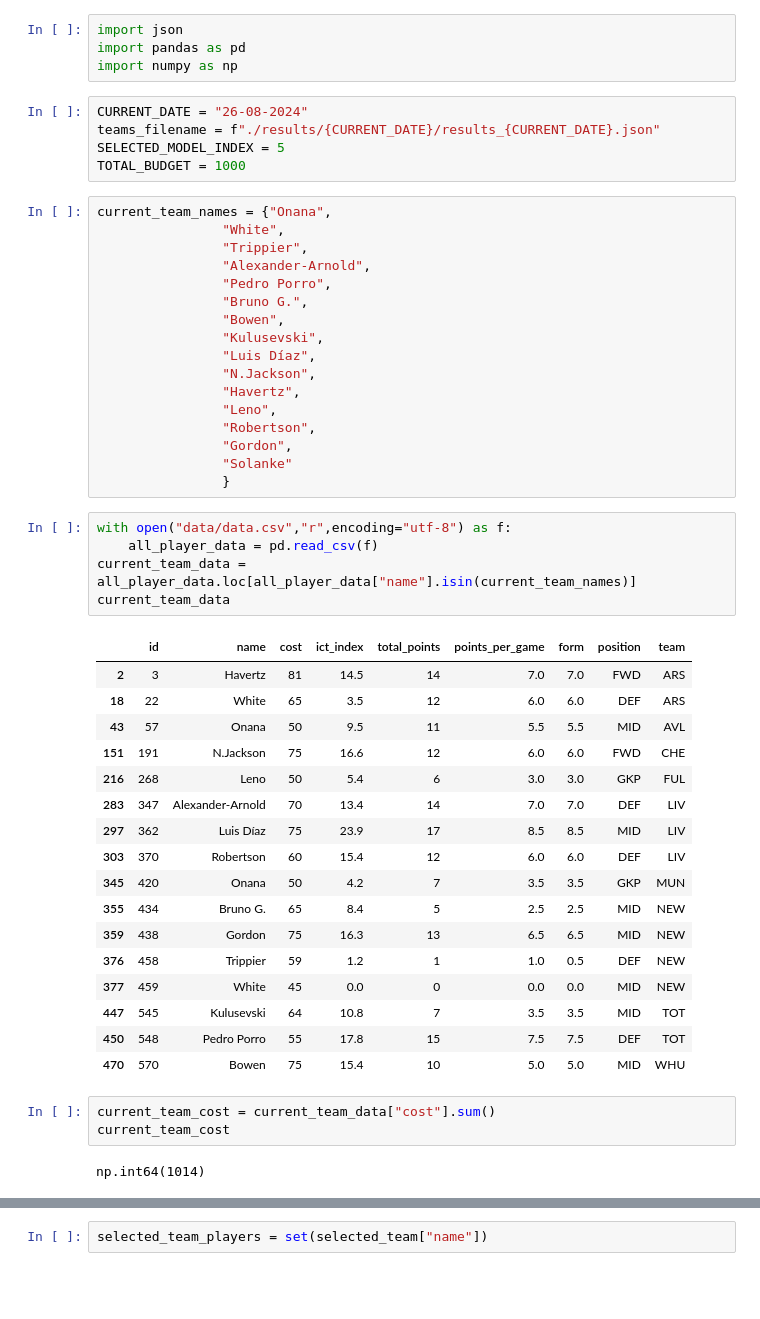
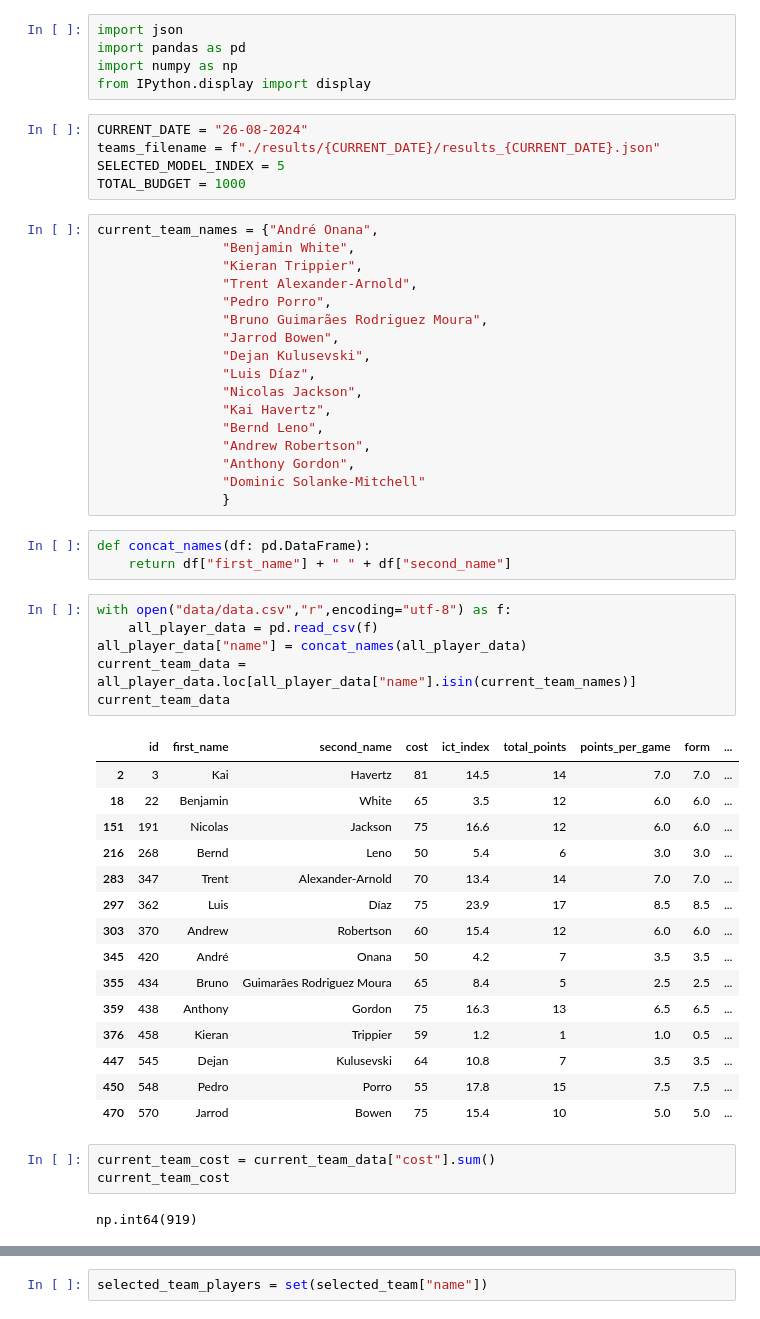
Before and after one commit to Crafty12345/fpl-optimiser, a Jupyter notebook: get_best_transfer.ipynb, the cells around one changed output, grey strips where cells are left out. Cells and saved outputs as stored; diff of their text form; blank space fills up the shorter version.

Commit message:
Slightly improved output in transfer calculation notebook, all programs now use full names instead of just web name

```diff
--- a/get_best_transfer.ipynb
+++ b/get_best_transfer.ipynb
@@ -2,54 +2,57 @@
 import json
 import pandas as pd
 import numpy as np
+from IPython.display import display
 # %%
 CURRENT_DATE = "26-08-2024"
 teams_filename = f"./results/{CURRENT_DATE}/results_{CURRENT_DATE}.json"
 SELECTED_MODEL_INDEX = 5
 TOTAL_BUDGET = 1000
 # %%
-current_team_names = {"Onana",
-                "White",
-                "Trippier",
-                "Alexander-Arnold",
+current_team_names = {"André Onana",
+                "Benjamin White",
+                "Kieran Trippier",
+                "Trent Alexander-Arnold",
                 "Pedro Porro",
-                "Bruno G.",
-                "Bowen",
-                "Kulusevski",
+                "Bruno Guimarães Rodriguez Moura",
+                "Jarrod Bowen",
+                "Dejan Kulusevski",
                 "Luis Díaz",
-                "N.Jackson",
-                "Havertz",
-                "Leno",
-                "Robertson",
-                "Gordon",
-                "Solanke"
+                "Nicolas Jackson",
+                "Kai Havertz",
+                "Bernd Leno",
+                "Andrew Robertson",
+                "Anthony Gordon",
+                "Dominic Solanke-Mitchell"
                 }
+# %%
+def concat_names(df: pd.DataFrame):
+    return df["first_name"] + " " + df["second_name"]
 # %%
 with open("data/data.csv","r",encoding="utf-8") as f:
     all_player_data = pd.read_csv(f)
+all_player_data["name"] = concat_names(all_player_data)
 current_team_data = all_player_data.loc[all_player_data["name"].isin(current_team_names)]
 current_team_data
 # %% [output]
-|  | id | name | cost | ict_index | total_points | points_per_game | form | position | team |
-| 2 | 3 | Havertz | 81 | 14.5 | 14 | 7.0 | 7.0 | FWD | ARS |
-| 18 | 22 | White | 65 | 3.5 | 12 | 6.0 | 6.0 | DEF | ARS |
-| 43 | 57 | Onana | 50 | 9.5 | 11 | 5.5 | 5.5 | MID | AVL |
-| 151 | 191 | N.Jackson | 75 | 16.6 | 12 | 6.0 | 6.0 | FWD | CHE |
-| 216 | 268 | Leno | 50 | 5.4 | 6 | 3.0 | 3.0 | GKP | FUL |
-| 283 | 347 | Alexander-Arnold | 70 | 13.4 | 14 | 7.0 | 7.0 | DEF | LIV |
-| 297 | 362 | Luis Díaz | 75 | 23.9 | 17 | 8.5 | 8.5 | MID | LIV |
-| 303 | 370 | Robertson | 60 | 15.4 | 12 | 6.0 | 6.0 | DEF | LIV |
-| 345 | 420 | Onana | 50 | 4.2 | 7 | 3.5 | 3.5 | GKP | MUN |
-| 355 | 434 | Bruno G. | 65 | 8.4 | 5 | 2.5 | 2.5 | MID | NEW |
-| 359 | 438 | Gordon | 75 | 16.3 | 13 | 6.5 | 6.5 | MID | NEW |
-| 376 | 458 | Trippier | 59 | 1.2 | 1 | 1.0 | 0.5 | DEF | NEW |
-| 377 | 459 | White | 45 | 0.0 | 0 | 0.0 | 0.0 | MID | NEW |
-| 447 | 545 | Kulusevski | 64 | 10.8 | 7 | 3.5 | 3.5 | MID | TOT |
-| 450 | 548 | Pedro Porro | 55 | 17.8 | 15 | 7.5 | 7.5 | DEF | TOT |
-| 470 | 570 | Bowen | 75 | 15.4 | 10 | 5.0 | 5.0 | MID | WHU |
+|  | id | first_name | second_name | cost | ict_index | total_points | points_per_game | form | ... |
+| 2 | 3 | Kai | Havertz | 81 | 14.5 | 14 | 7.0 | 7.0 | ... |
+| 18 | 22 | Benjamin | White | 65 | 3.5 | 12 | 6.0 | 6.0 | ... |
+| 151 | 191 | Nicolas | Jackson | 75 | 16.6 | 12 | 6.0 | 6.0 | ... |
+| 216 | 268 | Bernd | Leno | 50 | 5.4 | 6 | 3.0 | 3.0 | ... |
+| 283 | 347 | Trent | Alexander-Arnold | 70 | 13.4 | 14 | 7.0 | 7.0 | ... |
+| 297 | 362 | Luis | Díaz | 75 | 23.9 | 17 | 8.5 | 8.5 | ... |
+| 303 | 370 | Andrew | Robertson | 60 | 15.4 | 12 | 6.0 | 6.0 | ... |
+| 345 | 420 | André | Onana | 50 | 4.2 | 7 | 3.5 | 3.5 | ... |
+| 355 | 434 | Bruno | Guimarães Rodriguez Moura | 65 | 8.4 | 5 | 2.5 | 2.5 | ... |
+| 359 | 438 | Anthony | Gordon | 75 | 16.3 | 13 | 6.5 | 6.5 | ... |
+| 376 | 458 | Kieran | Trippier | 59 | 1.2 | 1 | 1.0 | 0.5 | ... |
+| 447 | 545 | Dejan | Kulusevski | 64 | 10.8 | 7 | 3.5 | 3.5 | ... |
+| 450 | 548 | Pedro | Porro | 55 | 17.8 | 15 | 7.5 | 7.5 | ... |
+| 470 | 570 | Jarrod | Bowen | 75 | 15.4 | 10 | 5.0 | 5.0 | ... |
 # %%
 current_team_cost = current_team_data["cost"].sum()
 current_team_cost
 # %% [output]
-np.int64(1014)
+np.int64(919)
 # %%
```
Also changed, not shown: parts of 16 cells of this notebook, 5 other files.
